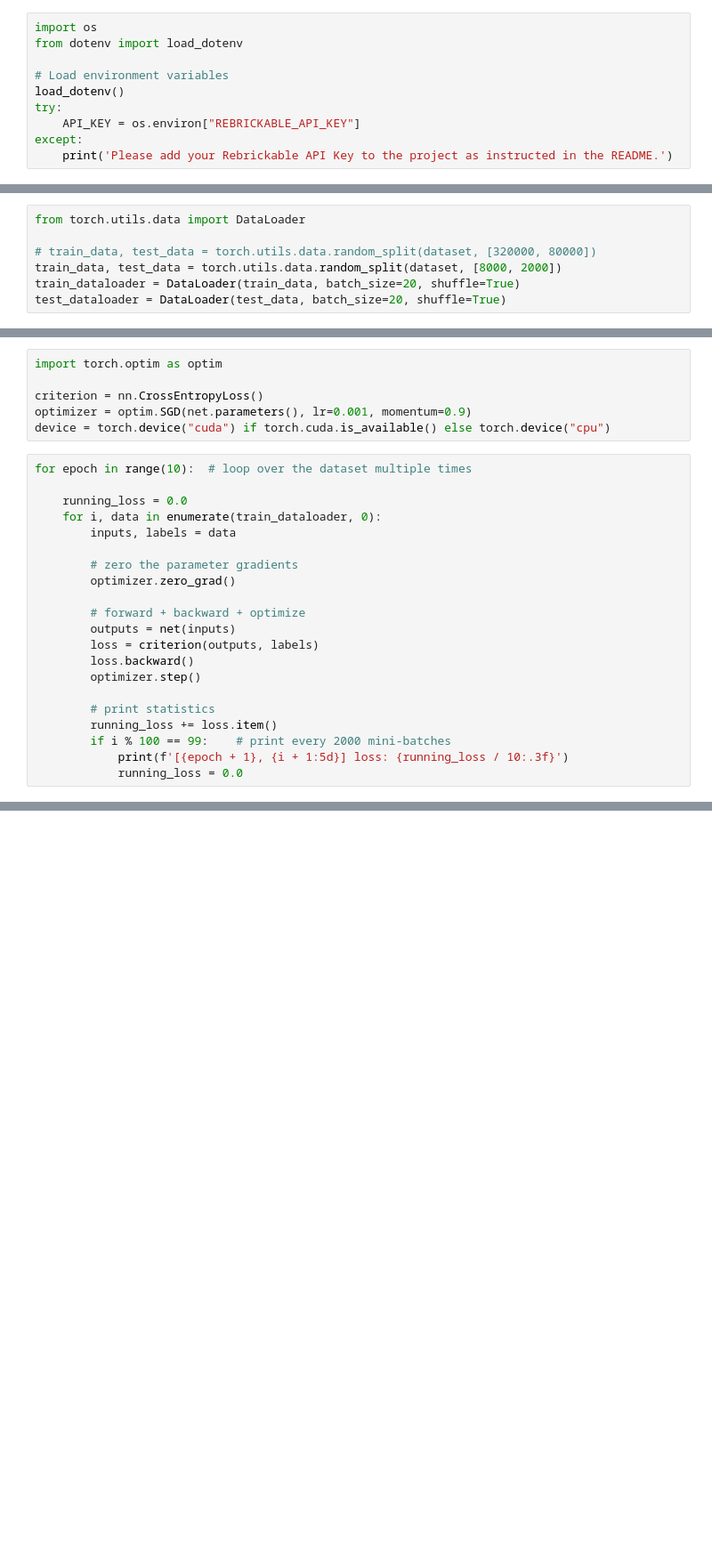
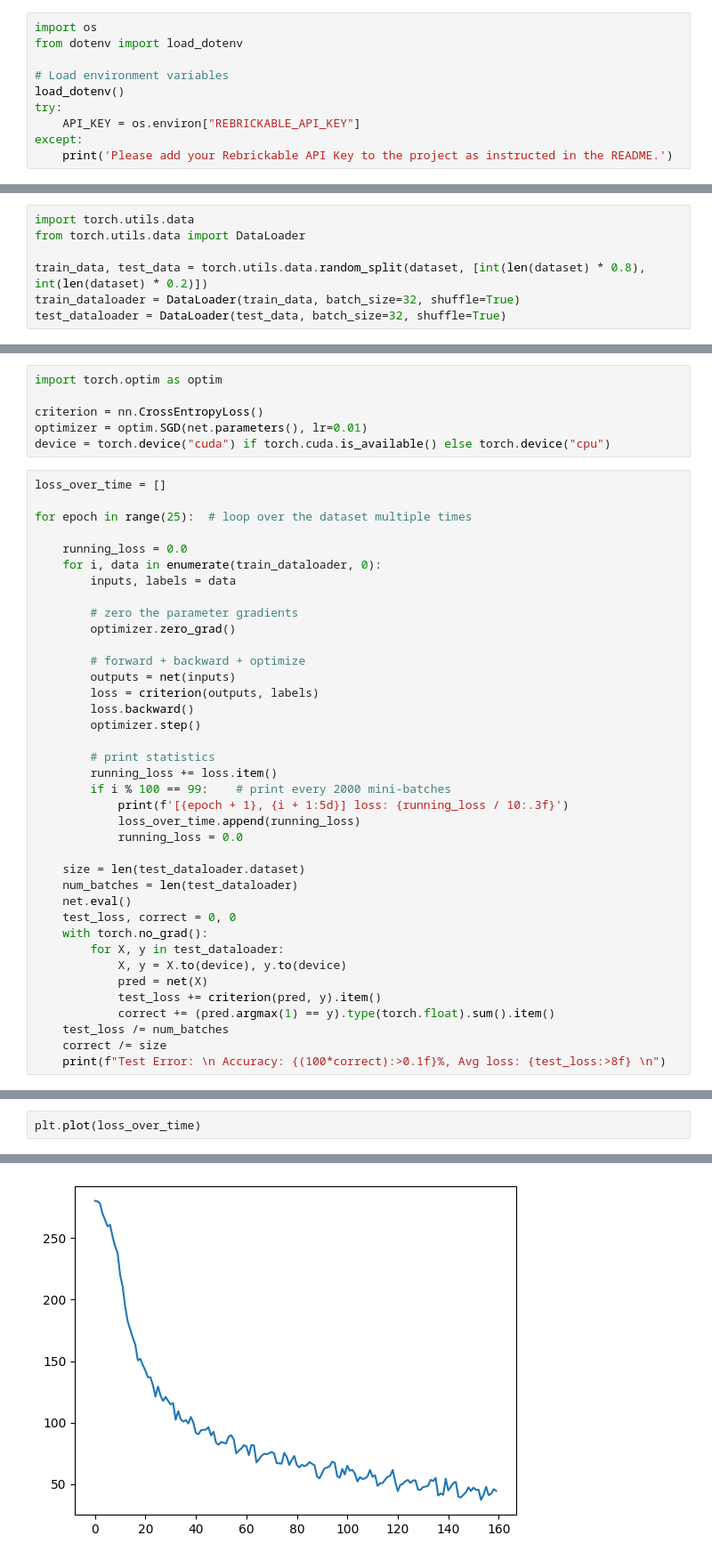
Before and after one commit to varunthakkar1/legonet, a Jupyter notebook: legonet.ipynb, the cells around one changed output, grey strips where cells are left out. Shown: that part at 89% size. Cells and saved outputs as stored; diff of their text form; blank space fills up the shorter version.

```diff
--- a/legonet.ipynb
+++ b/legonet.ipynb
@@ -128,10 +100,10 @@ dataset.brick_info
 # %%
+import torch.utils.data
 from torch.utils.data import DataLoader
 
-# train_data, test_data = torch.utils.data.random_split(dataset, [320000, 80000])
-train_data, test_data = torch.utils.data.random_split(dataset, [8000, 2000])
-train_dataloader = DataLoader(train_data, batch_size=20, shuffle=True)
-test_dataloader = DataLoader(test_data, batch_size=20, shuffle=True)
+train_data, test_data = torch.utils.data.random_split(dataset, [int(len(dataset) * 0.8), int(len(dataset) * 0.2)])
+train_dataloader = DataLoader(train_data, batch_size=32, shuffle=True)
+test_dataloader = DataLoader(test_data, batch_size=32, shuffle=True)
 # %%
 # Display image and label.
 train_features, train_labels = next(iter(train_dataloader))
@@ -189,10 +165,12 @@ Net(
 import torch.optim as optim
 
 criterion = nn.CrossEntropyLoss()
-optimizer = optim.SGD(net.parameters(), lr=0.001, momentum=0.9)
+optimizer = optim.SGD(net.parameters(), lr=0.01)
 device = torch.device("cuda") if torch.cuda.is_available() else torch.device("cpu")
 # %%
-for epoch in range(10):  # loop over the dataset multiple times
+loss_over_time = []
+
+for epoch in range(25):  # loop over the dataset multiple times
 
     running_loss = 0.0
     for i, data in enumerate(train_dataloader, 0):
@@ -211,5 +189,20 @@ for epoch in range(10):  # loop over the dataset multiple times
         running_loss += loss.item()
         if i % 100 == 99:    # print every 2000 mini-batches
             print(f'[{epoch + 1}, {i + 1:5d}] loss: {running_loss / 10:.3f}')
+            loss_over_time.append(running_loss)
             running_loss = 0.0
+
+    size = len(test_dataloader.dataset)
+    num_batches = len(test_dataloader)
+    net.eval()
+    test_loss, correct = 0, 0
+    with torch.no_grad():
+        for X, y in test_dataloader:
+            X, y = X.to(device), y.to(device)
+            pred = net(X)
+            test_loss += criterion(pred, y).item()
+            correct += (pred.argmax(1) == y).type(torch.float).sum().item()
+    test_loss /= num_batches
+    correct /= size
+    print(f"Test Error: \n Accuracy: {(100*correct):>0.1f}%, Avg loss: {test_loss:>8f} \n")
 # %% [output]
@@ -248,0 +226,3 @@ print(total)
+# %%
+plt.plot(loss_over_time)
+# %% [output]
@@ -248,0 +230 @@ print(total)
+[figure, added]
```
Also changed, not shown: parts of 11 cells of this notebook.
